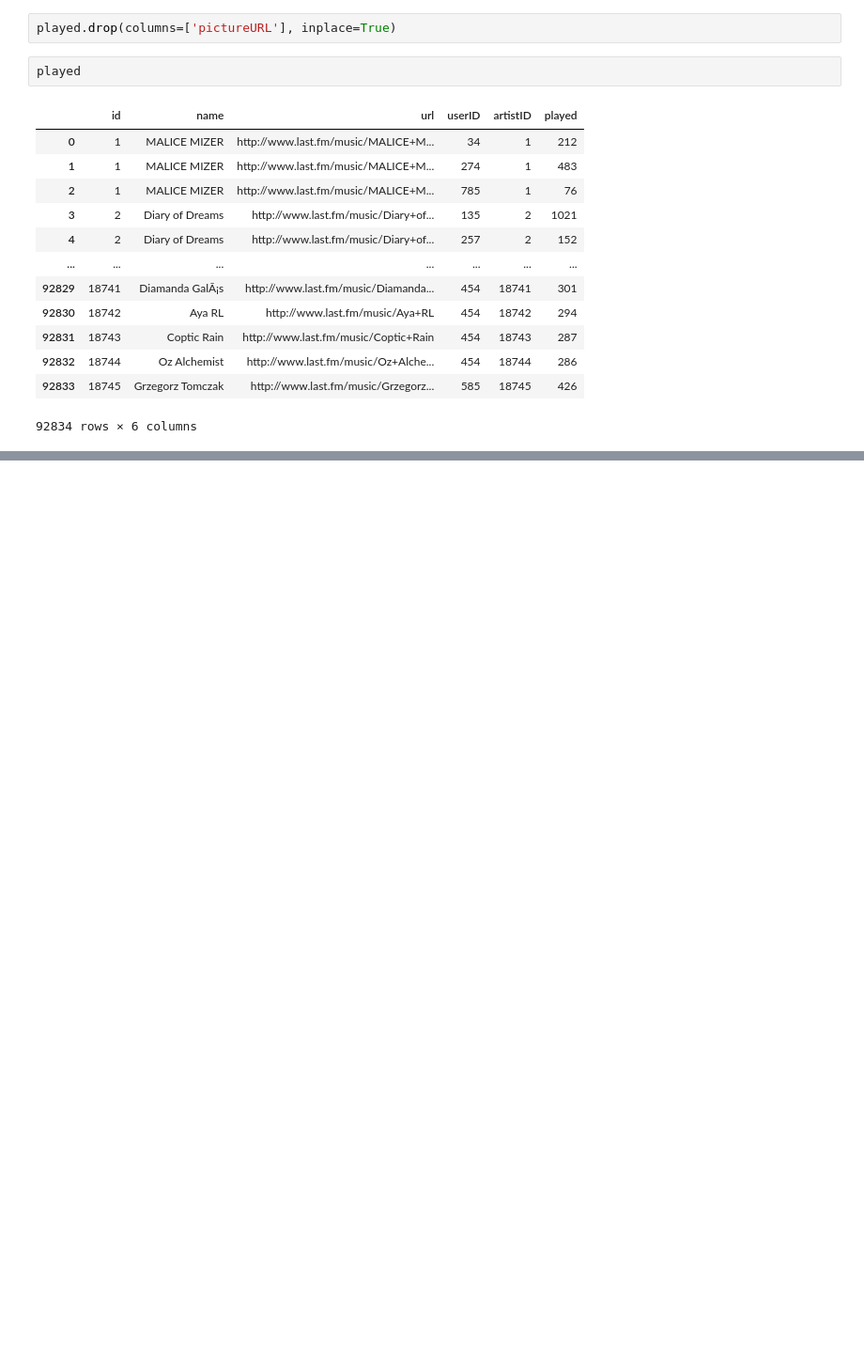
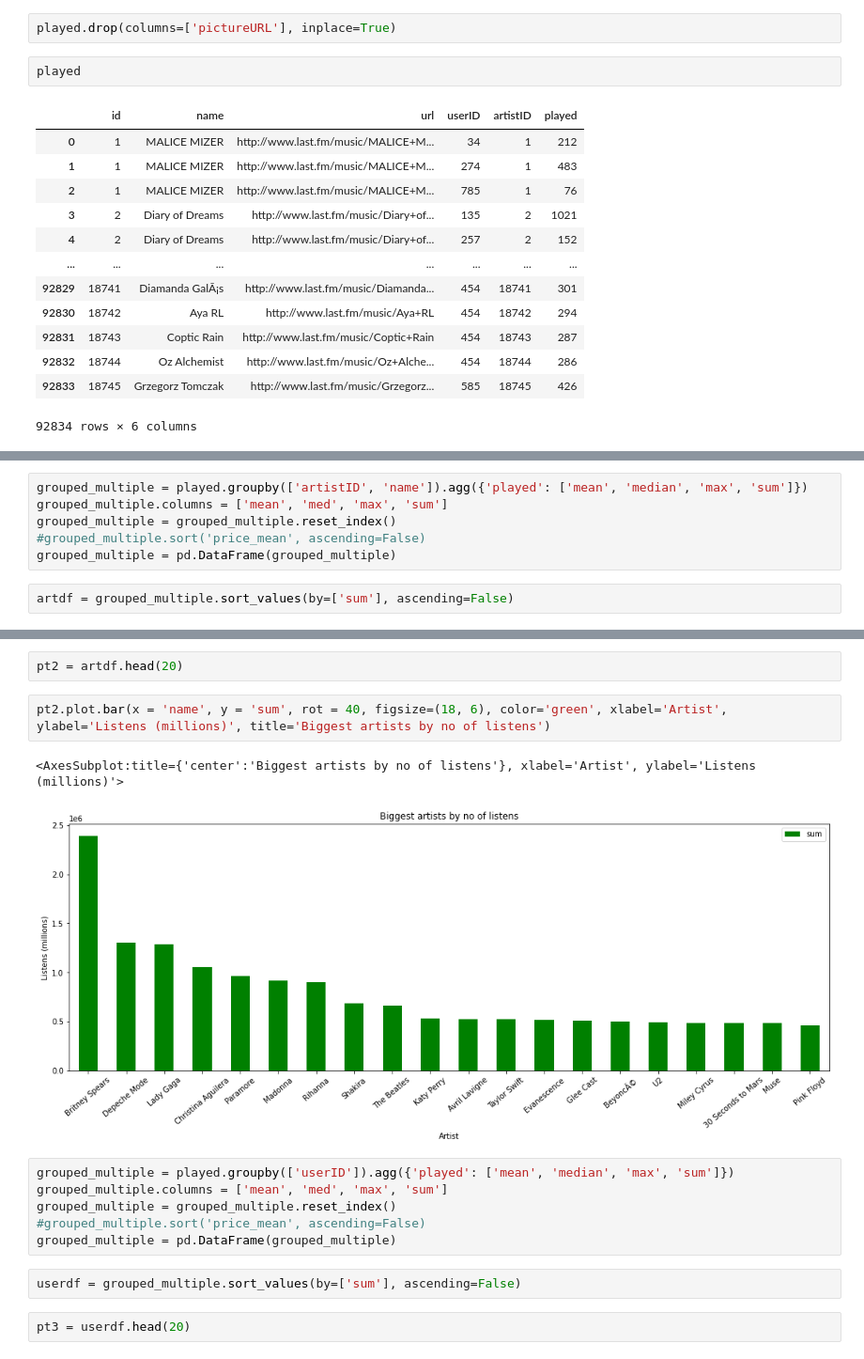
Before and after one commit to kiansweeney11/Ca4015-final-assignment, a Jupyter notebook: recommender.ipynb, the cells around one changed output, grey strips where cells are left out. Shown at 94% size. Saved outputs shown, nothing was run; the diff lists cells and outputs as text; blank space fills up the shorter version.

```diff
--- a/recommender.ipynb
+++ b/recommender.ipynb
@@ -299,0 +344,8 @@ played
+# %%
+grouped_multiple = played.groupby(['artistID', 'name']).agg({'played': ['mean', 'median', 'max', 'sum']})
+grouped_multiple.columns = ['mean', 'med', 'max', 'sum']
+grouped_multiple = grouped_multiple.reset_index()
+#grouped_multiple.sort('price_mean', ascending=False)
+grouped_multiple = pd.DataFrame(grouped_multiple)
+# %%
+artdf = grouped_multiple.sort_values(by=['sum'], ascending=False)
@@ -299,0 +368,17 @@ played
+# %%
+pt2 = artdf.head(20)
+# %%
+pt2.plot.bar(x = 'name', y = 'sum', rot = 40, figsize=(18, 6), color='green', xlabel='Artist', ylabel='Listens (millions)', title='Biggest artists by no of listens')
+# %% [output]
+<AxesSubplot:title={'center':'Biggest artists by no of listens'}, xlabel='Artist', ylabel='Listens (millions)'>
+[figure, added]
+# %%
+grouped_multiple = played.groupby(['userID']).agg({'played': ['mean', 'median', 'max', 'sum']})
+grouped_multiple.columns = ['mean', 'med', 'max', 'sum']
+grouped_multiple = grouped_multiple.reset_index()
+#grouped_multiple.sort('price_mean', ascending=False)
+grouped_multiple = pd.DataFrame(grouped_multiple)
+# %%
+userdf = grouped_multiple.sort_values(by=['sum'], ascending=False)
+# %%
+pt3 = userdf.head(20)
```
Also changed, not shown: parts of 9 cells of this notebook.
